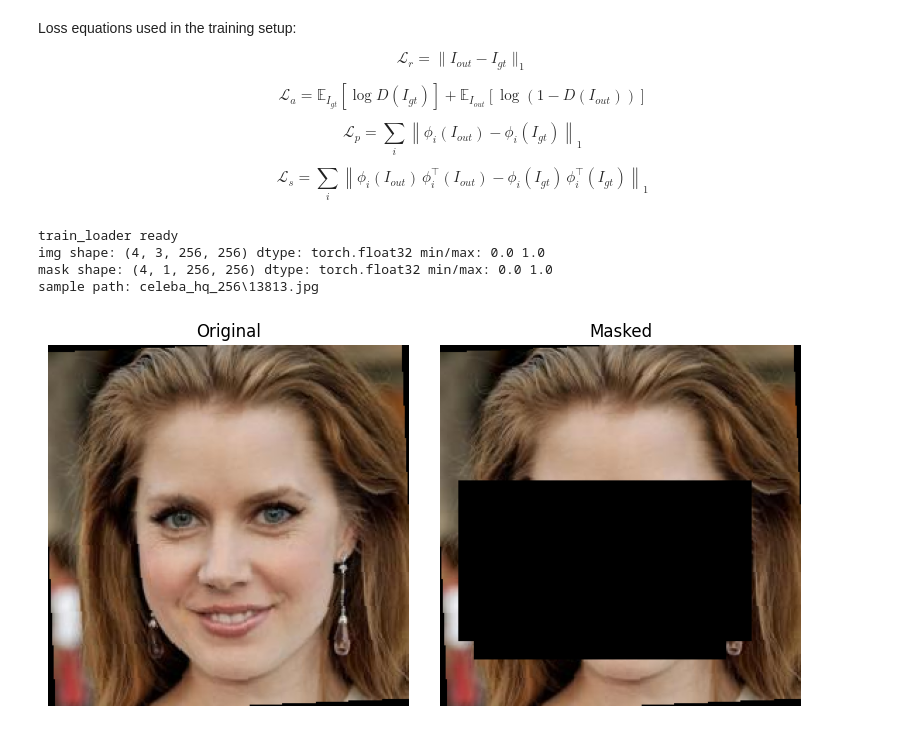
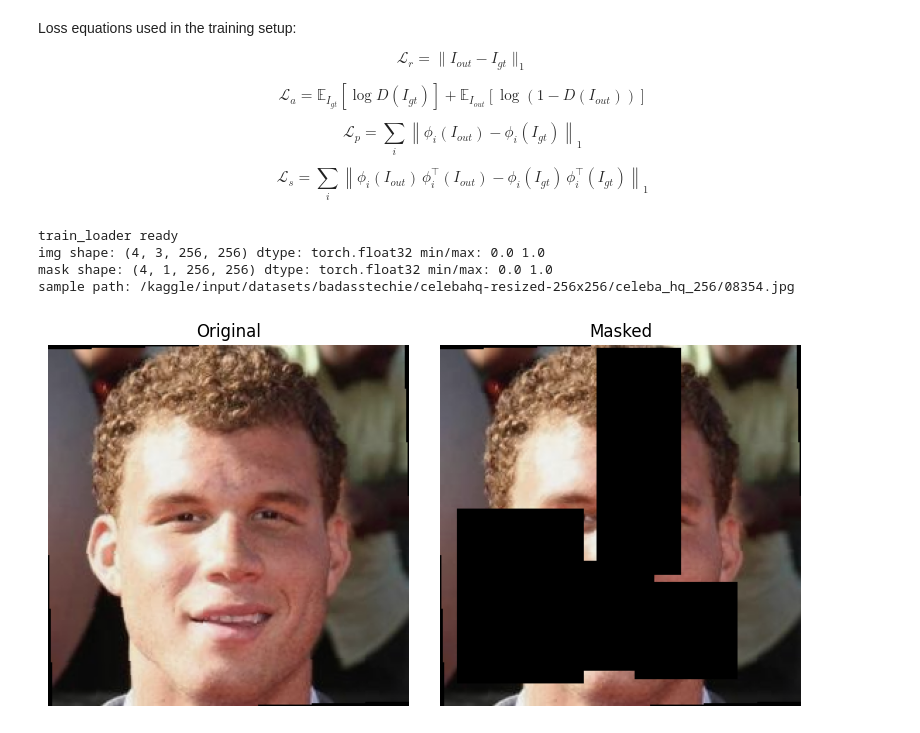
Before and after one commit to sancan-02/Spa-Former, a Jupyter notebook: model.ipynb, the cells around one changed output. Saved outputs shown, nothing was run; the diff lists cells and outputs as text; code cells hidden in the pictures.

```diff
--- a/model.ipynb
+++ b/model.ipynb
@@ -591,10 +825,9 @@ def train_model(
 # Train loader sample using dataloader.py
 from types import SimpleNamespace
 import matplotlib.pyplot as plt
-from dataloader.dataloader import dataloader as make_dataloader
 
 opt = SimpleNamespace(
-    img_file='celeba_hq_256',
+    img_file='/kaggle/input/datasets/badasstechie/celebahq-resized-256x256/celeba_hq_256',
     mask_type=[0, 1, 2, 4],
     isTrain=True,
     batchSize=4,
@@ -623,35 +856,35 @@ print('sample path:', img_path[0])
 # plot original + masked sample
 sample_img = img[0].detach().cpu()                 # [3, H, W]
 sample_mask = mask[0].detach().cpu()               # [1, H, W] or [H, W]
 if sample_mask.dim() == 3:
     sample_mask_2d = sample_mask[0]
 else:
     sample_mask_2d = sample_mask
 
 masked_img = sample_img * sample_mask_2d.unsqueeze(0)
 
 orig_np = sample_img.permute(1, 2, 0).clamp(0, 1)
 masked_np = masked_img.permute(1, 2, 0).clamp(0, 1)
 
 plt.figure(figsize=(8, 4))
 plt.subplot(1, 2, 1)
 plt.imshow(orig_np)
 plt.title('Original')
 plt.axis('off')
 
 plt.subplot(1, 2, 2)
 plt.imshow(masked_np)
 plt.title('Masked')
 plt.axis('off')
 
 plt.tight_layout()
 plt.show()
 # %% [output]
 train_loader ready
 img shape: (4, 3, 256, 256) dtype: torch.float32 min/max: 0.0 1.0
 mask shape: (4, 1, 256, 256) dtype: torch.float32 min/max: 0.0 1.0
-sample path: celeba_hq_256\13813.jpg
+sample path: /kaggle/input/datasets/badasstechie/celebahq-resized-256x256/celeba_hq_256/08354.jpg
-[figure, old version]
+[figure, new version]
 # %%
 # Quick sanity training on 50 images
 from types import SimpleNamespace
```
Also changed, not shown: parts of 14 cells of this notebook.
